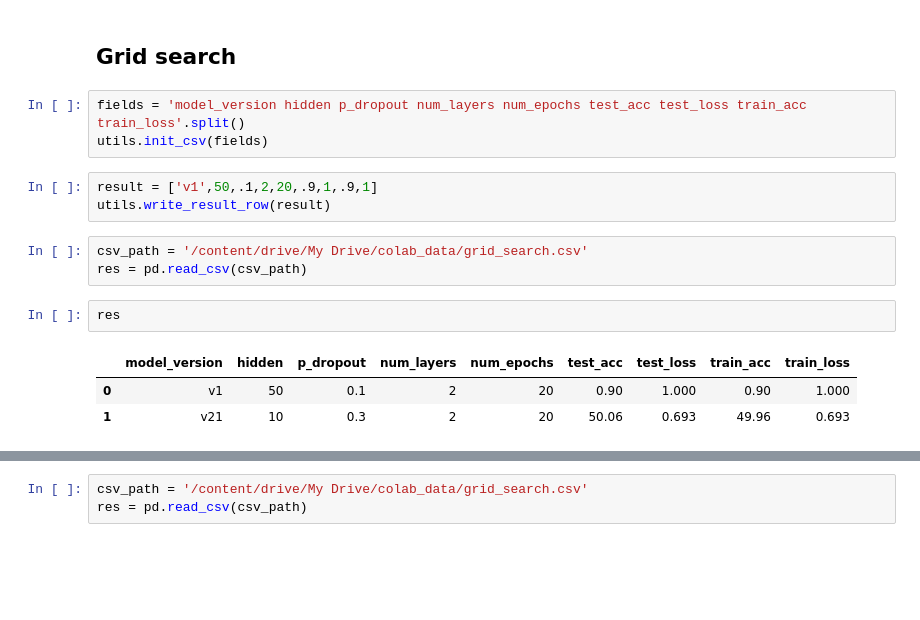
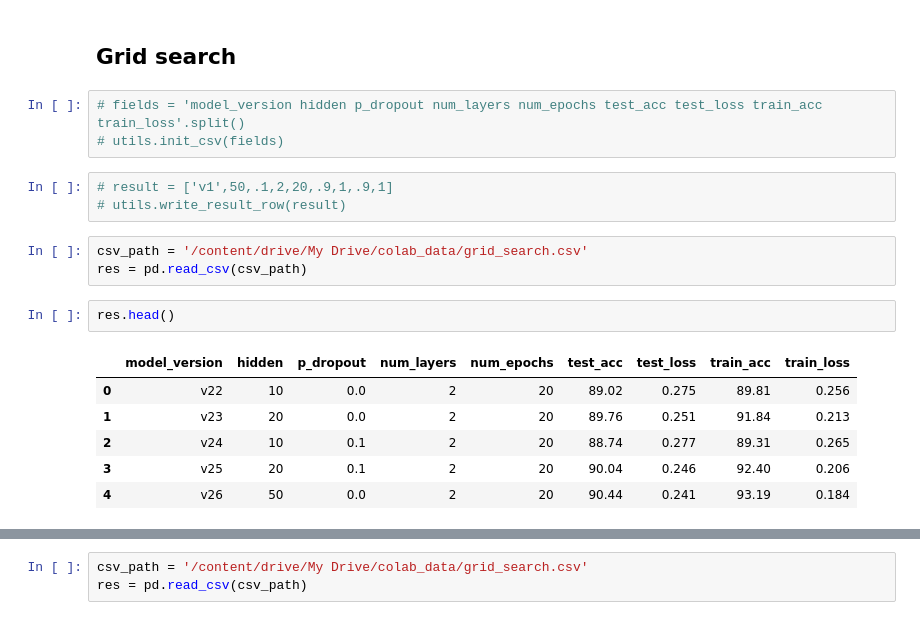
Before and after one commit to skanderbenmansour/nlp_study_group, a Jupyter notebook: tyler/colab/grid_search/cloab_glove_lstm_batch_grid_search.ipynb, the cells around one changed output, grey strips where cells are left out. Cells and saved outputs as stored; diff of their text form; blank space fills up the shorter version.

```diff
--- a/tyler/colab/grid_search/cloab_glove_lstm_batch_grid_search.ipynb
+++ b/tyler/colab/grid_search/cloab_glove_lstm_batch_grid_search.ipynb
@@ -315,17 +316,20 @@ log_dir
 # %% [markdown]
 ## Grid search
 # %%
-fields = 'model_version hidden p_dropout num_layers num_epochs test_acc test_loss train_acc train_loss'.split()
-utils.init_csv(fields)
+# fields = 'model_version hidden p_dropout num_layers num_epochs test_acc test_loss train_acc train_loss'.split()
+# utils.init_csv(fields)
 # %%
-result = ['v1',50,.1,2,20,.9,1,.9,1]
-utils.write_result_row(result)
+# result = ['v1',50,.1,2,20,.9,1,.9,1]
+# utils.write_result_row(result)
 # %%
 csv_path = '/content/drive/My Drive/colab_data/grid_search.csv'
 res = pd.read_csv(csv_path)
 # %%
-res
+res.head()
 # %% [output]
 |  | model_version | hidden | p_dropout | num_layers | num_epochs | test_acc | test_loss | train_acc | train_loss |
-| 0 | v1 | 50 | 0.1 | 2 | 20 | 0.90 | 1.000 | 0.90 | 1.000 |
-| 1 | v21 | 10 | 0.3 | 2 | 20 | 50.06 | 0.693 | 49.96 | 0.693 |
+| 0 | v22 | 10 | 0.0 | 2 | 20 | 89.02 | 0.275 | 89.81 | 0.256 |
+| 1 | v23 | 20 | 0.0 | 2 | 20 | 89.76 | 0.251 | 91.84 | 0.213 |
+| 2 | v24 | 10 | 0.1 | 2 | 20 | 88.74 | 0.277 | 89.31 | 0.265 |
+| 3 | v25 | 20 | 0.1 | 2 | 20 | 90.04 | 0.246 | 92.40 | 0.206 |
+| 4 | v26 | 50 | 0.0 | 2 | 20 | 90.44 | 0.241 | 93.19 | 0.184 |
```
Also changed, not shown: parts of 18 cells of this notebook.
